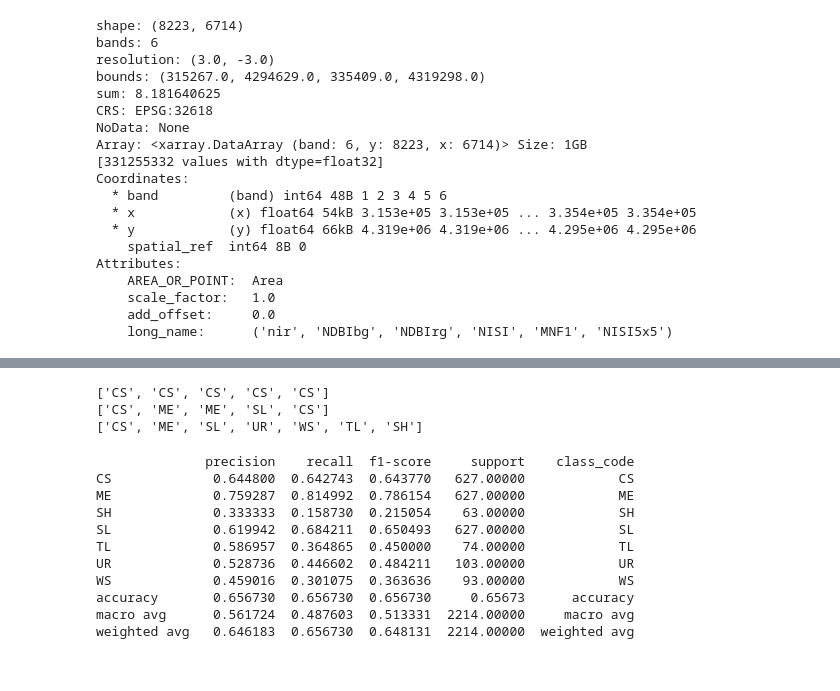
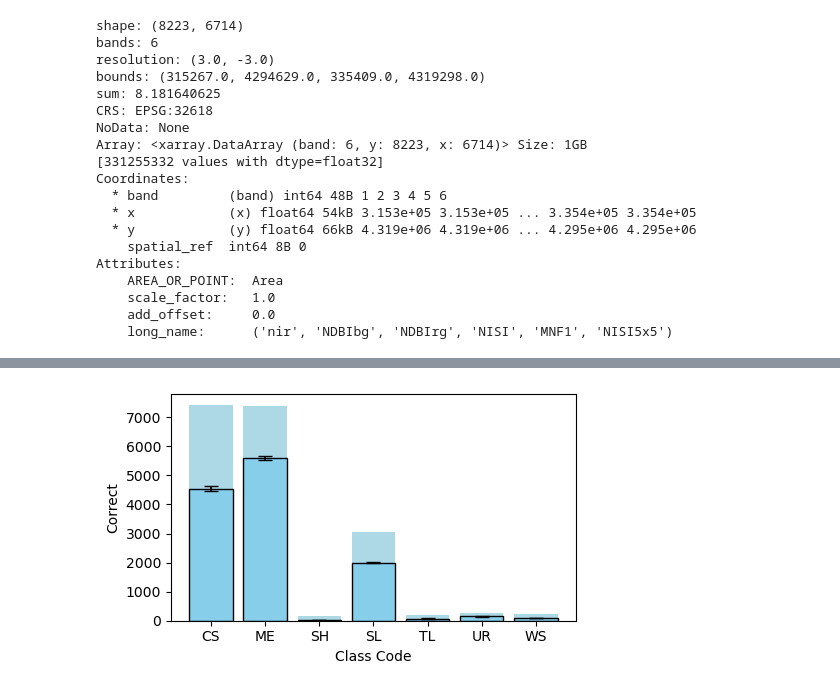
Before and after one commit to maxwellCcook/rooftop-mapping, a Jupyter notebook: code/04resnet18-training-dc.ipynb, the cells around one changed output, grey strips where cells are left out. Drawn from its saved outputs; the diff is of its cells as text; code cells hidden in the pictures.

```diff
--- a/code/04resnet18-training-dc.ipynb
+++ b/code/04resnet18-training-dc.ipynb
@@ -543,9 +688,7 @@ Processed 2200 samples...
 # %%
-# Ensure 'class_code' is of categorical dtype
-test_df['code'] = test_df['code'].astype('category')
-# Create a dictionary mapping class_code to code
-code_mapping = dict(zip(test_df['code'], test_df['class_code']))
-desc_mapping = dict(zip(test_df['class_code'], test_df['description']))
+# Create dictionaries for mapping
+code_mapping = dict(zip(holdout_df['code'].cat.codes, holdout_df['class_code']))  # Mapping to original 'class_code'
+desc_mapping = dict(zip(holdout_df['code'], holdout_df['description']))
 print(f'Code map: \n{code_mapping}\nDescription map: \n{desc_mapping}')
 # %% [output]
 Code map:
@@ -586,0 +698,5 @@ plt.show()
+# %%
+# Load the holdout data
+holdout_ds = RoofImageDatasetPlanet(holdout_df[['geometry', 'code']], img_path=stack_da_fp, n_bands=n_bands, img_dim=params['window_size'])
+holdout_loader = DataLoader(holdout_ds, batch_size=params['batch_size'] * 2, num_workers=2, shuffle=False, pin_memory=True)
+print("Holdout data loaded !")
@@ -587,31 +813,31 @@ plt.show()
+# %%
+# Create a DataFrame for plotting correct predictions by class code across folds
+preds_df['correct'] = preds_df['true_label'] == preds_df['pred_label']
+preds_df_correct = preds_df.groupby(['fold_idx', 'true_label']).agg(correct_count=('correct', 'sum')).reset_index()
+preds_df_correct = preds_df_correct.groupby('true_label')['correct_count'].agg(['mean', 'std']).reset_index()
+
+# Get total counts of true labels
+total_counts = preds_df.groupby(['fold_idx', 'true_label']).size().reset_index(name='total_count')
+total_counts_mn = total_counts.groupby('true_label')['total_count'].mean().reset_index()
+
+# Merge back to data frame
+preds_df_correct = preds_df_correct.merge(total_counts_mn, on='true_label', how='left')
+
+plt.figure(figsize=(5, 3))
+
+plt.bar(preds_df_correct['true_label'], preds_df_correct['total_count'], color='lightblue', label='Total Samples')
+plt.bar(preds_df_correct['true_label'], preds_df_correct['mean'], yerr=preds_df_correct['std'],
+        capsize=5, color='skyblue', edgecolor='black')
+
+plt.xlabel('Class Code')
+plt.ylabel('Correct')
+plt.tight_layout()
+
+out_png = os.path.join(results_dir, 'figures/dc-resnet18_cv_correct_preds.png')
+plt.savefig(out_png, dpi=300, bbox_inches='tight')
+
+plt.show()
+# %% [output]
+[figure, added]
 # %%
 # Generate the classification report
-# %%
-print(true_class_labels[0:5])
-print(pred_class_labels[0:5])
-print(class_codes)
-# %% [output]
-['CS', 'CS', 'CS', 'CS', 'CS']
-['CS', 'ME', 'ME', 'SL', 'CS']
-['CS', 'ME', 'SL', 'UR', 'WS', 'TL', 'SH']
-# %%
-# Generate the classification report
-cr_df = pd.DataFrame(classification_report(
-    true_class_labels, pred_class_labels,
-    output_dict=True)).transpose()
-cr_df['class_code'] = cr_df.index
-# Save the report as a CSV
-cr_df.to_csv(os.path.join(save_dir, 'dc_resnet18_classification_report.csv'))
-print(cr_df)
-# %% [output]
-              precision    recall  f1-score     support    class_code
-CS             0.644800  0.642743  0.643770   627.00000            CS
-ME             0.759287  0.814992  0.786154   627.00000            ME
-SH             0.333333  0.158730  0.215054    63.00000            SH
-SL             0.619942  0.684211  0.650493   627.00000            SL
-TL             0.586957  0.364865  0.450000    74.00000            TL
-UR             0.528736  0.446602  0.484211   103.00000            UR
-WS             0.459016  0.301075  0.363636    93.00000            WS
-accuracy       0.656730  0.656730  0.656730     0.65673      accuracy
-macro avg      0.561724  0.487603  0.513331  2214.00000     macro avg
-weighted avg   0.646183  0.656730  0.648131  2214.00000  weighted avg
```
Also changed, not shown: parts of 57 cells of this notebook.
